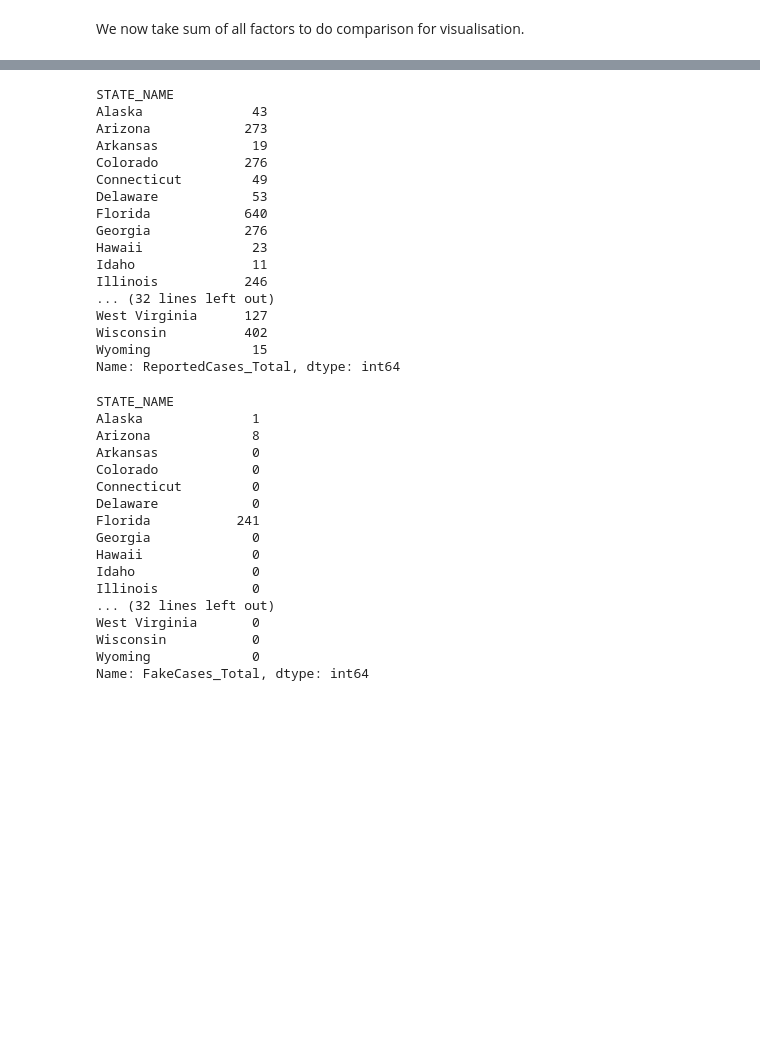
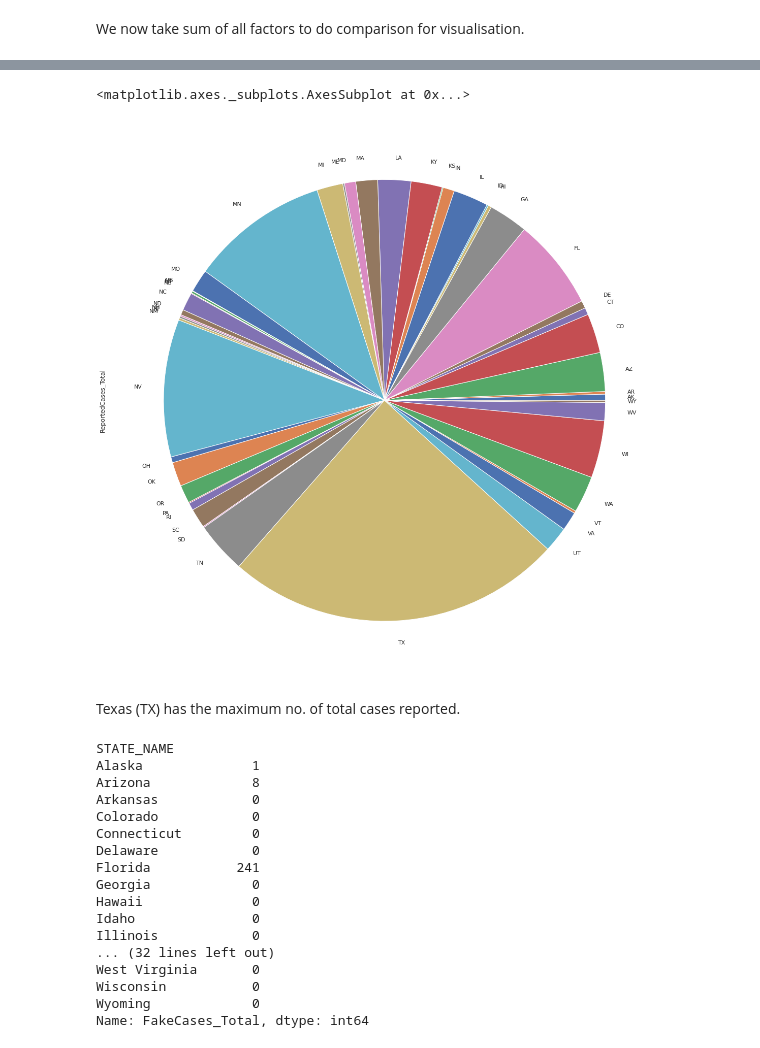
Before and after one commit to jeenalmehta/DataAnalytics, a Jupyter notebook: Jeenal_DA_Exp1.ipynb, the cells around one changed output, grey strips where cells are left out. Cells and saved outputs as stored; diff of their text form; code cells hidden in the pictures; blank space fills up the shorter version.

```diff
--- a/Jeenal_DA_Exp1.ipynb
+++ b/Jeenal_DA_Exp1.ipynb
@@ -187,26 +206,15 @@ We now take sum of all factors to do comparison for visualisation.
 # %%
 #sum of total reported cases for each state
-df_totalreported_perstate = df.groupby(by="STATE_NAME")["ReportedCases_Total"].sum()
+plt.figure(figsize=[20,20])
+
+df_totalreported_perstate = df.groupby(by="STATE_ABBR")["ReportedCases_Total"].sum().plot(kind="pie")
 
 df_totalreported_perstate
 # %% [output]
-STATE_NAME
-Alaska              43
-Arizona            273
-Arkansas            19
-Colorado           276
-Connecticut         49
-Delaware            53
-Florida            640
-Georgia            276
-Hawaii              23
-Idaho               11
-Illinois           246
-... (32 lines left out)
-West Virginia      127
-Wisconsin          402
-Wyoming             15
-Name: ReportedCases_Total, dtype: int64
+<matplotlib.axes._subplots.AxesSubplot at 0x...>
+[figure, added]
+# %% [markdown]
+Texas (TX) has the maximum no. of total cases reported.
 # %%
 #sum of total fake cases for each state
 df_totalfake_perstate = df.groupby(by="STATE_NAME")["FakeCases_Total"].sum()
```
Also changed, not shown: parts of 30 cells of this notebook.
